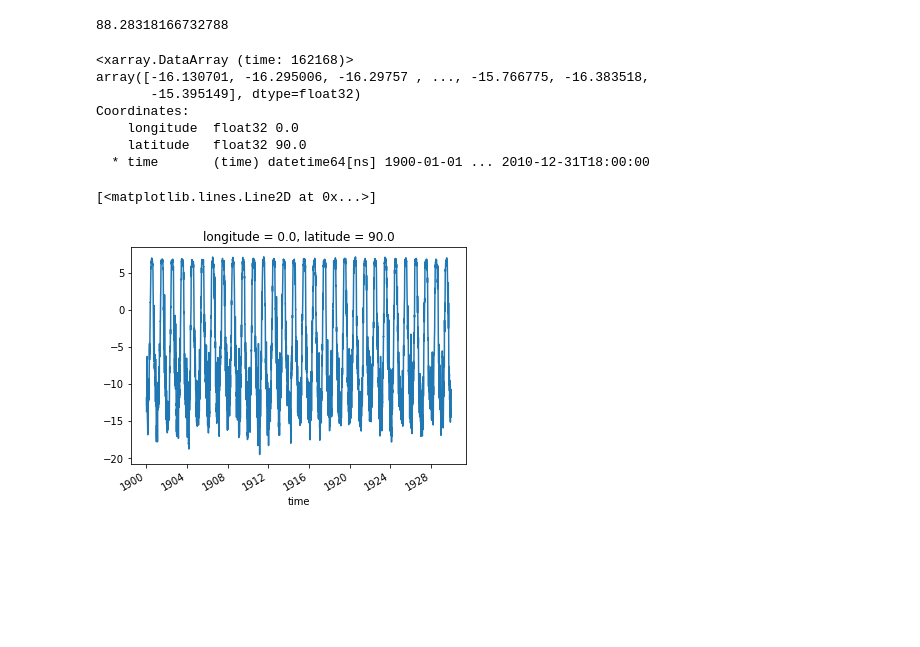
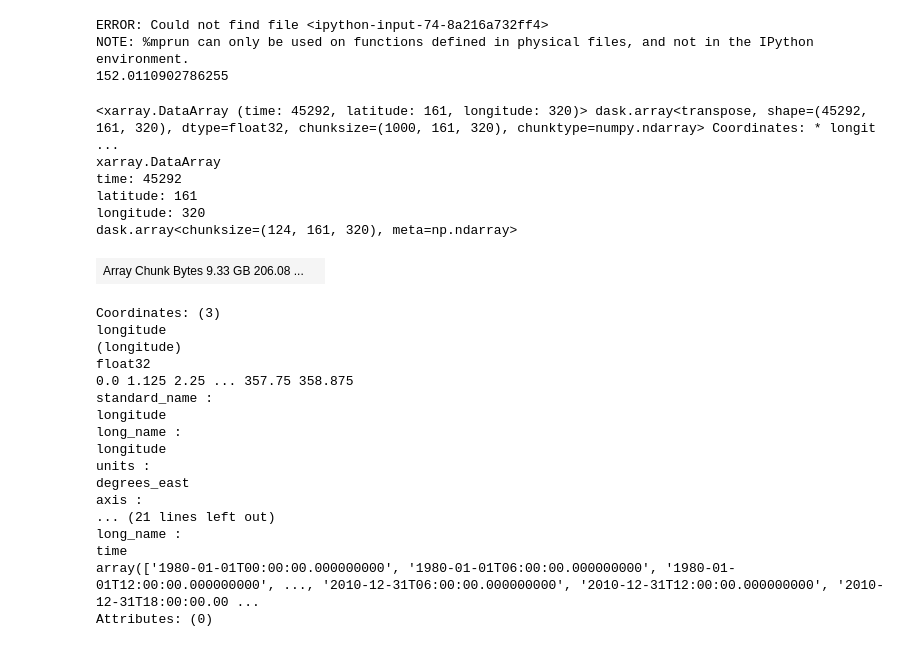
Before and after one commit to nilsnevertree/Trends-in-Heat-Stress-over-Europe, a Jupyter notebook: Scripts/heat_wave_cities.ipynb, the cells around one changed output. Cells and saved outputs as stored; diff of their text form; code cells hidden in the pictures; blank space fills up the shorter version.

Commit message:
tested open_dataset on scalc01

```diff
--- a/Scripts/heat_wave_cities.ipynb
+++ b/Scripts/heat_wave_cities.ipynb
@@ -28,25 +30,45 @@ import Calculation.heat_wave_indetification as hwi
 # %%
 
-d2m = xr.open_dataset("/data/user/jkjellsson/era-20c/td2m/td2m_era20c_1900-2010.nc").isel(latitude = 0, longitude = 0)
-t2m = xr.open_dataset("/data/user/jkjellsson/era-20c/t2m/t2m_era20c_1900-2010.nc").isel(latitude = 0, longitude = 0)
+d2m = xr.open_dataset("/data/user/jkjellsson/era-20c/td2m/td2m_era20c_1900-2010.nc").chunk({'time' : 1000})
+t2m = xr.open_dataset("/data/user/jkjellsson/era-20c/t2m/t2m_era20c_1900-2010.nc").chunk({'time' : 1000})
 st = time.time()
-swbgt = humidcalc.swbgt_func(t2m.t2m -273.15,d2m.d2m -273.15)
+
+@profile
+def test():
+    swbgt = humidcalc.swbgt_func(t2m.sel(time = slice('1980-01-01','2010-12-31')).t2m -273.15,d2m.sel(time = slice('1980-01-01','2010-12-31')).d2m -273.15)
+    swbgt.compute()
+    return swbgt
+swbgt = test()
 print(time.time() - st)
 swbgt
 # %% [output]
-88.28318166732788
+ERROR: Could not find file <ipython-input-74-8a216a732ff4>
+NOTE: %mprun can only be used on functions defined in physical files, and not in the IPython environment.
+152.0110902786255
-<xarray.DataArray (time: 162168)>
-array([-16.130701, -16.295006, -16.29757 , ..., -15.766775, -16.383518,
-       -15.395149], dtype=float32)
-Coordinates:
-    longitude  float32 0.0
-    latitude   float32 90.0
-  * time       (time) datetime64[ns] 1900-01-01 ... 2010-12-31T18:00:00
+<xarray.DataArray (time: 45292, latitude: 161, longitude: 320)> dask.array<transpose, shape=(45292, 161, 320), dtype=float32, chunksize=(1000, 161, 320), chunktype=numpy.ndarray> Coordinates: * longit ...
+xarray.DataArray
+time: 45292
+latitude: 161
+longitude: 320
+dask.array<chunksize=(124, 161, 320), meta=np.ndarray>
+| Array Chunk Bytes 9.33 GB 206.08 ... |  |
+Coordinates: (3)
+longitude
+(longitude)
+float32
+0.0 1.125 2.25 ... 357.75 358.875
+standard_name :
+longitude
+long_name :
+longitude
+units :
+degrees_east
+axis :
+... (21 lines left out)
+long_name :
+time
+array(['1980-01-01T00:00:00.000000000', '1980-01-01T06:00:00.000000000', '1980-01-01T12:00:00.000000000', ..., '2010-12-31T06:00:00.000000000', '2010-12-31T12:00:00.000000000', '2010-12-31T18:00:00.00 ...
+Attributes: (0)
-# %%
-swbgt.rolling(time=14).mean().isel(time = np.arange(0,365*4*30)).plot()
-# %% [output]
-[<matplotlib.lines.Line2D at 0x...>]
-[figure, removed]
 # %%
 plt.style.use('ggplot')
 plt.rcParams['figure.figsize'] = (15,10)
```
Also changed, not shown: parts of 1 cell of this notebook.
